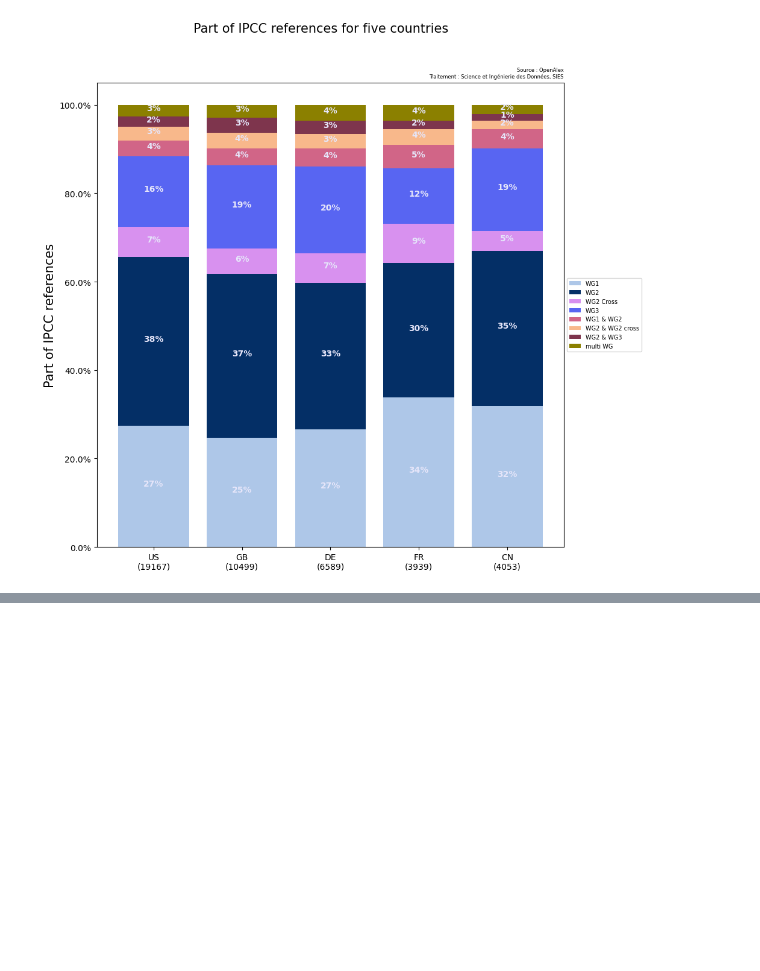
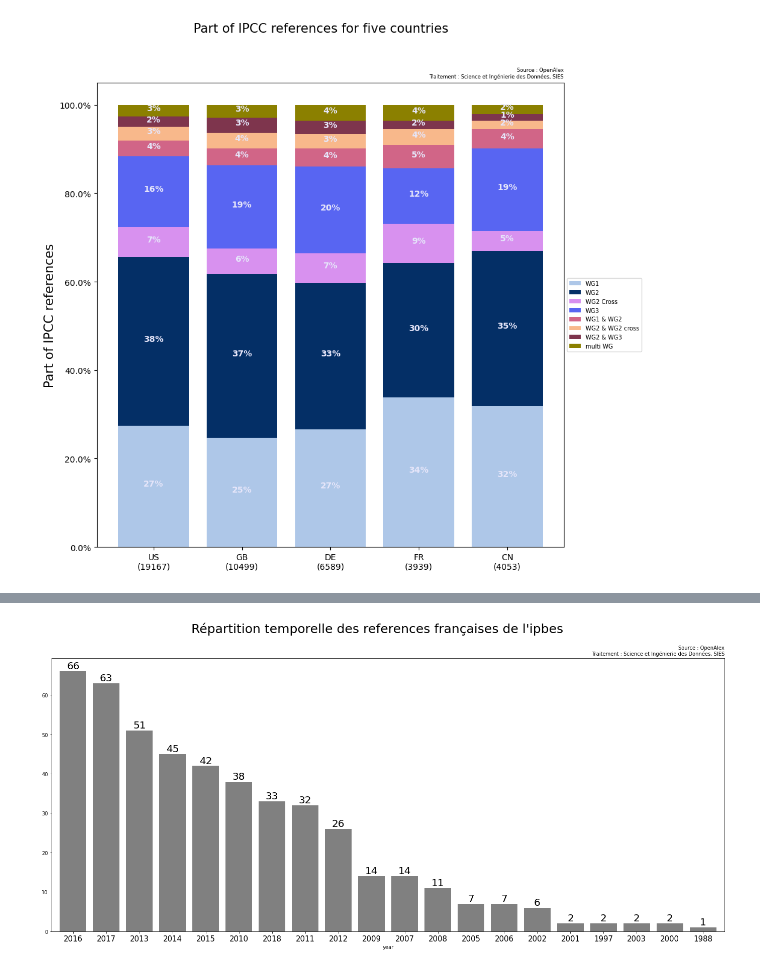
Before and after one commit to dataesr/teds, a Jupyter notebook: notebooks/IPCC_visualization_elastic.ipynb, the cells around one changed output, grey strips where cells are left out. Cells and saved outputs as stored; diff of their text form; code cells hidden in the pictures; blank space fills up the shorter version.

```diff
--- a/notebooks/IPCC_visualization_elastic.ipynb
+++ b/notebooks/IPCC_visualization_elastic.ipynb
@@ -361,0 +411,34 @@ plt.show()
+# %%
+list_years_OA=[]
+list_years_ipbes=[]
+for year in list(df_ipcc_fr.loc[:,'year_OA']):
+    list_years_OA.append(years(year))
+for year in list(df_ipbes_fr.loc[:,'year']):
+    list_years_ipbes.append(years(year))
+# %%
+df_ipcc_fr['years_OA']=None
+df_ipbes_fr['years']=None
+# %%
+df_ipcc_fr['years_OA']=list_years_OA
+df_ipbes_fr['years']=list_years_ipbes
+# %%
+data_counts=df_ipbes_fr.year.value_counts()
+# %%
+import matplotlib.pyplot as plt
+
+plt.figure(figsize=(24, 10))
+color_dict = {
+'FR': '#BE2125'
+}
+ax = data_counts[:20].plot(kind='bar', color=[color_dict.get(u, 'grey') for u in data_counts[:20].index], width=0.8)
+
+for i, v in enumerate(data_counts[:20]):
+    ax.text(i, v + 0.1, f'{v}', ha='center', va='bottom', color='black', size=20)
+
+plt.suptitle(f"Répartition temporelle des references françaises de l'ipbes", size=25)
+plt.title('Source : OpenAlex\nTraitement : Science et Ingénierie des Données, SIES', size=10, loc='right')
+
+ax.set_xticklabels(data_counts.index[:20], rotation='horizontal', fontsize=15)
+plt.show()
+# %% [output]
+[figure, added]
```
Also changed, not shown: parts of 10 cells of this notebook, 2 other files.
